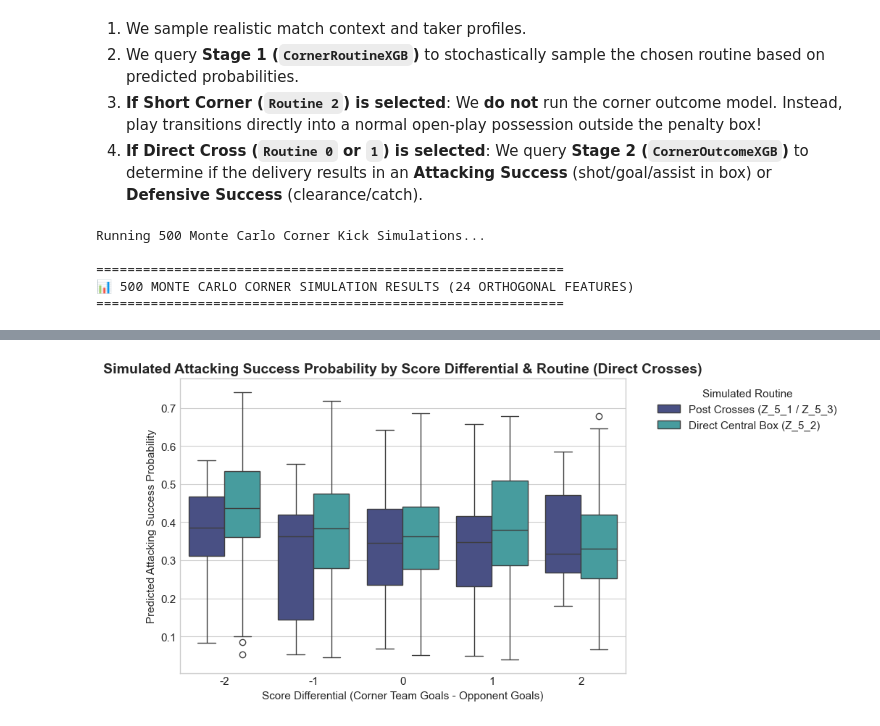
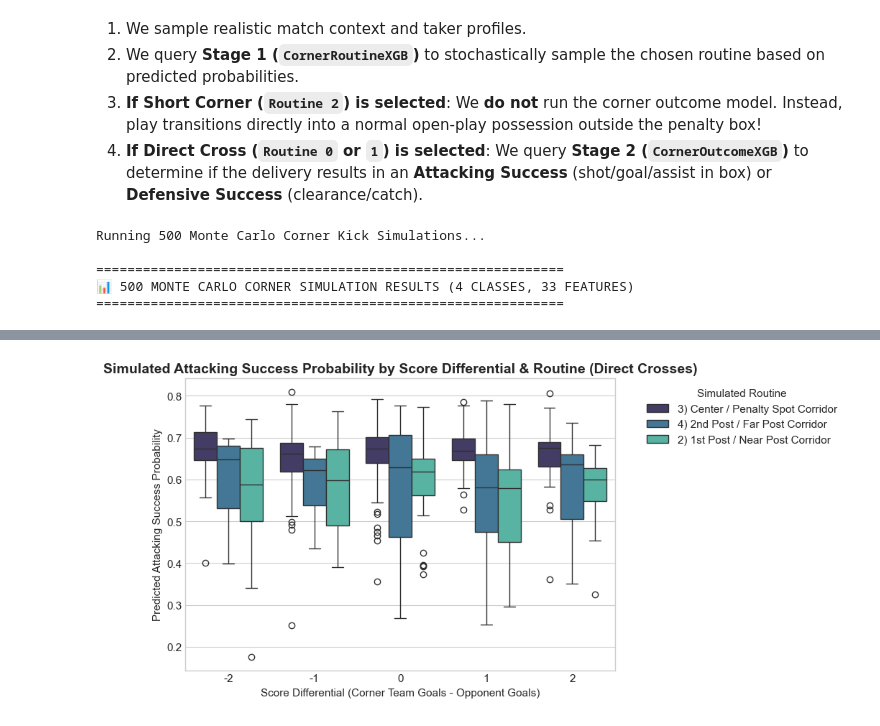
Before and after one commit to paulot/soccer-predictions, a Jupyter notebook: experiments/corner_modeling.ipynb, the cells around one changed output, grey strips where cells are left out. Drawn from its saved outputs; the diff is of its cells as text; code cells hidden in the pictures.

```diff
--- a/experiments/corner_modeling.ipynb
+++ b/experiments/corner_modeling.ipynb
@@ -175,8 +175,6 @@ feature_cols = [
     "taker_accuracy",
     "taker_key_pass_ratio",
     "team_directness",
-    "team_width",
-    "opp_gk_save_ratio",
     "opp_def_rate",
     "under_pressure",
     "corner_cluster_density",
@@ -188,8 +186,10 @@ feature_cols = [
     "routine_lag_3",
     "routine_lag_4",
     "routine_lag_5",
-    "hist_rate_routine_0",
+    "hist_rate_routine_1",
     "hist_rate_routine_2",
+    "hist_rate_routine_3",
+    "team_match_corner_count",
     "consecutive_same_routine",
 ]
 
@@ -197,9 +197,9 @@ X = df_corners[feature_cols].fillna(0.0)
 y_routine = df_corners["target_routine"].astype(int)
 y_outcome = df_corners["target_outcome"].astype(int)
 
-# Train Exploratory Models on full data for feature importance extraction
-eda_routine_xgb = CornerRoutineXGB(n_estimators=200, max_depth=4)
-eda_routine_xgb.fit(X, y_routine, use_class_weights=False)
+# Train Exploratory Models on full data for feature importance extraction (With Focal Loss, Subsampling & Regularized Depth/Leaves)
+eda_routine_xgb = CornerRoutineXGB(n_estimators=200, max_depth=3)
+eda_routine_xgb.fit(X, y_routine, use_class_weights=True)
 
 eda_outcome_xgb = CornerOutcomeXGB(n_estimators=200, max_depth=4)
 eda_outcome_xgb.fit(X, y_outcome, use_class_weights=True)
@@ -236,7 +236,7 @@ sns.barplot(
     palette="mako",
     ax=axes[0]
 )
-axes[0].set_title("Stage 1: Feature Importance (Corner Routine Choice)")
+axes[0].set_title("Stage 1: Feature Importance (Routine Choice, Focal + Subsampled + Regularized)")
 axes[0].set_xlabel("XGBoost Gain Importance")
 
 # Plot Outcome Importances
@@ -408,7 +455,7 @@ print("Running 500 Monte Carlo Corner Kick Simulations...")
 np.random.seed(42)
 n_sims = 500
 
-# Generate synthetic realistic match situations
+# Generate synthetic realistic match situations (24 Pruned Pre-Kick Features)
 sim_X = pd.DataFrame({
     "is_right_corner": np.random.choice([0, 1], size=n_sims),
     "time_ratio": np.random.uniform(0.0, 1.0, size=n_sims),
@@ -418,37 +465,37 @@ sim_X = pd.DataFrame({
     "taker_accuracy": np.random.normal(0.78, 0.08, size=n_sims).clip(0.5, 0.98),
     "taker_key_pass_ratio": np.random.normal(0.22, 0.06, size=n_sims).clip(0.05, 0.50),
     "team_directness": np.random.normal(5.0, 1.5, size=n_sims).clip(1.0, 9.0),
-    "team_width": np.random.normal(5.0, 1.5, size=n_sims).clip(1.0, 9.0),
-    "opp_gk_save_ratio": np.random.normal(0.72, 0.08, size=n_sims).clip(0.45, 0.95),
     "opp_def_rate": np.random.normal(0.15, 0.05, size=n_sims).clip(0.05, 0.40),
     "under_pressure": np.random.choice([0, 1], size=n_sims, p=[0.7, 0.3]),
     "corner_cluster_density": np.random.choice([0, 1, 2, 3], size=n_sims, p=[0.5, 0.3, 0.15, 0.05]),
     "aerial_height_advantage": np.random.normal(0.0, 0.08, size=n_sims).clip(-0.25, 0.25),
     "goalkeeper_line_command": np.random.normal(0.70, 0.10, size=n_sims).clip(0.30, 0.95),
     "taker_corner_assist_rate": np.random.normal(0.12, 0.05, size=n_sims).clip(0.0, 0.35),
-    "routine_lag_1": np.random.choice([-1, 0, 1, 2], size=n_sims, p=[0.2, 0.6, 0.1, 0.1]),
-    "routine_lag_2": np.random.choice([-1, 0, 1, 2], size=n_sims, p=[0.2, 0.6, 0.1, 0.1]),
-    "routine_lag_3": np.random.choice([-1, 0, 1, 2], size=n_sims, p=[0.2, 0.6, 0.1, 0.1]),
-    "routine_lag_4": np.random.choice([-1, 0, 1, 2], size=n_sims, p=[0.2, 0.6, 0.1, 0.1]),
-    "routine_lag_5": np.random.choice([-1, 0, 1, 2], size=n_sims, p=[0.2, 0.6, 0.1, 0.1]),
-    "hist_rate_routine_0": np.random.normal(0.75, 0.08, size=n_sims).clip(0.40, 0.95),
-    "hist_rate_routine_2": np.random.normal(0.10, 0.05, size=n_sims).clip(0.00, 0.30),
+    "routine_lag_1": np.random.choice([-1, 0, 1, 2, 3], size=n_sims, p=[0.2, 0.4, 0.2, 0.1, 0.1]),
+    "routine_lag_2": np.random.choice([-1, 0, 1, 2, 3], size=n_sims, p=[0.2, 0.4, 0.2, 0.1, 0.1]),
+    "routine_lag_3": np.random.choice([-1, 0, 1, 2, 3], size=n_sims, p=[0.2, 0.4, 0.2, 0.1, 0.1]),
+    "routine_lag_4": np.random.choice([-1, 0, 1, 2, 3], size=n_sims, p=[0.2, 0.4, 0.2, 0.1, 0.1]),
+    "routine_lag_5": np.random.choice([-1, 0, 1, 2, 3], size=n_sims, p=[0.2, 0.4, 0.2, 0.1, 0.1]),
+    "hist_rate_routine_1": np.random.normal(0.25, 0.08, size=n_sims).clip(0.05, 0.60),
+    "hist_rate_routine_2": np.random.normal(0.25, 0.05, size=n_sims).clip(0.05, 0.60),
+    "hist_rate_routine_3": np.random.normal(0.25, 0.05, size=n_sims).clip(0.05, 0.60),
+    "team_match_corner_count": np.random.choice([1, 2, 3, 4, 5, 6, 7, 8], size=n_sims),
     "consecutive_same_routine": np.random.choice([0, 1, 2, 3, 4], size=n_sims, p=[0.4, 0.3, 0.15, 0.1, 0.05]),
 })
 
 # 1. Simulate Routine Choice (Stage 1)
 routine_probs = routine_model.predict_proba(sim_X)
-sim_routines = [np.random.choice([0, 1, 2], p=probs) for probs in routine_probs]
+sim_routines = [np.random.choice([0, 1, 2, 3], p=probs) for probs in routine_probs]
 sim_X["simulated_routine"] = sim_routines
 sim_X["routine_name"] = sim_X["simulated_routine"].map(routine_map)
 
 # 2. Simulate Outcome Success (Stage 2)
-# In short corner scenarios (Routine 2), the corner outcome model is NOT run; play continues as normal open play!
+# In short corner scenarios (Routine 0), the corner outcome model is NOT run; play continues as normal open play!
 outcome_probs = outcome_model.predict_proba(sim_X[feature_cols])
 sim_outcomes = []
 sim_probs = []
 for r, p in zip(sim_routines, outcome_probs):
-    if r == 2:
+    if r == 0:
         sim_outcomes.append(np.nan)  # Short corner: play continues as normal open play!
         sim_probs.append(np.nan)
     else:
@@ -476,7 +523,7 @@ sim_summary["percentage"] = (sim_summary["simulated_count"] / n_sims) * 100
 sim_summary = sim_summary.sort_values(by="simulated_count", ascending=False)
 
 print("\n" + "="*60)
-print(f"📊 500 MONTE CARLO CORNER SIMULATION RESULTS (24 ORTHOGONAL FEATURES)")
+print(f"📊 500 MONTE CARLO CORNER SIMULATION RESULTS (4 CLASSES, 24 FEATURES)")
 print("="*60)
 display(sim_summary.style.format({
     "simulated_success_rate": lambda v: f"{v:.1%}" if pd.notna(v) else "N/A (Open Play)",
@@ -503,6 +550,6 @@ plt.show()
 Running 500 Monte Carlo Corner Kick Simulations...
 
 ============================================================
-📊 500 MONTE CARLO CORNER SIMULATION RESULTS (24 ORTHOGONAL FEATURES)
+📊 500 MONTE CARLO CORNER SIMULATION RESULTS (4 CLASSES, 33 FEATURES)
 ============================================================
 |  | routine_name | simulated_count | simulated_success_rate | mean_predicted_prob | percentage |
@@ -512 +560 @@ Running 500 Monte Carlo Corner Kick Simulations...
-[figure, old version]
+[figure, new version]
```
Also changed, not shown: parts of 4 cells of this notebook, 19 other files.
